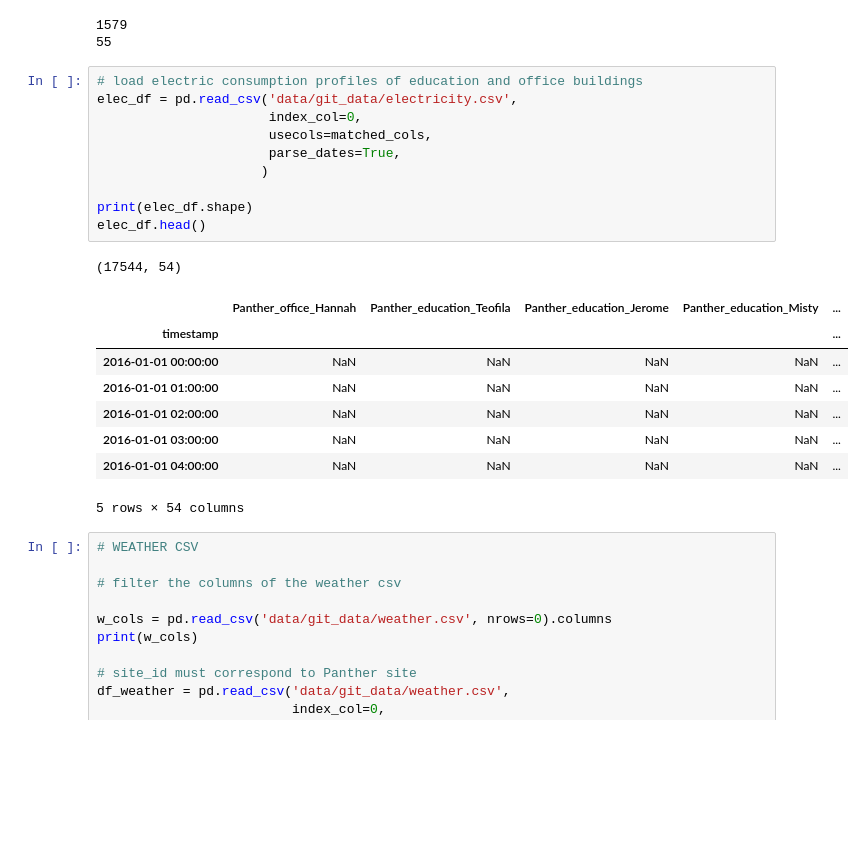
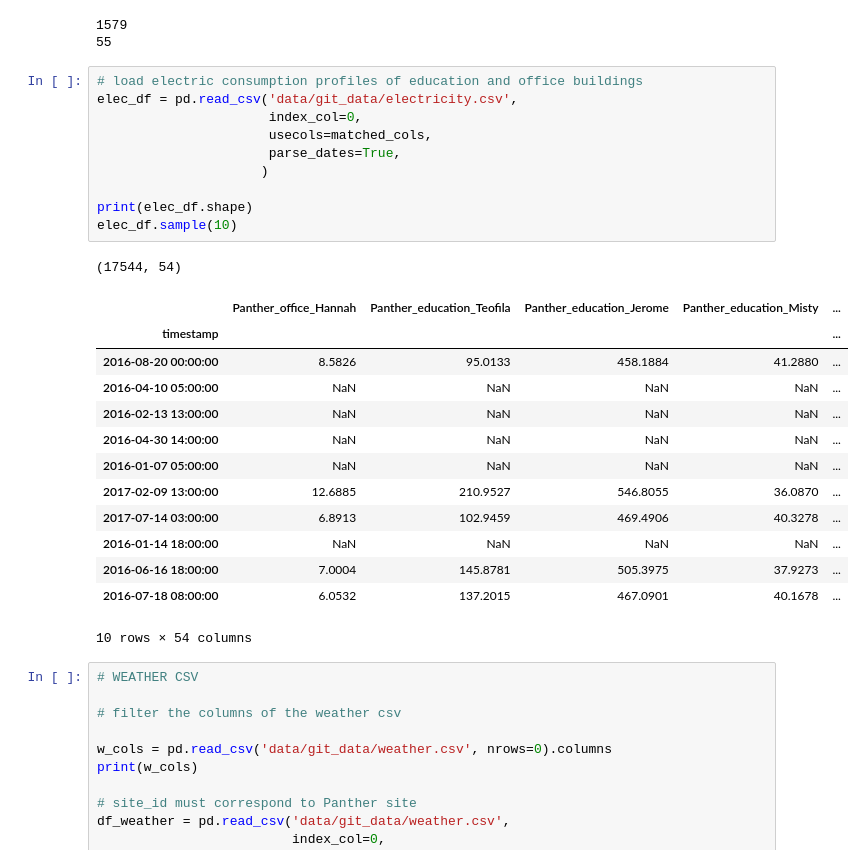
Before and after one commit to danieluyere/Data-Analysis-Practice, a Jupyter notebook: Building-Data-Genome-Project/1-data-analysis.ipynb, the cells around one changed output. Saved outputs shown, nothing was run; the diff lists cells and outputs as text; blank space fills up the shorter version.

```diff
--- a/Building-Data-Genome-Project/1-data-analysis.ipynb
+++ b/Building-Data-Genome-Project/1-data-analysis.ipynb
@@ -68,23 +63,28 @@ print(len(matched_cols))
 # %%
 # load electric consumption profiles of education and office buildings
 elec_df = pd.read_csv('data/git_data/electricity.csv',
                       index_col=0,
                       usecols=matched_cols,
                       parse_dates=True,
                      )
 
 print(elec_df.shape)
-elec_df.head()
+elec_df.sample(10)
 # %% [output]
 (17544, 54)
 |  | Panther_office_Hannah | Panther_education_Teofila | Panther_education_Jerome | Panther_education_Misty | ... |
 | timestamp |  |  |  |  | ... |
-| 2016-01-01 00:00:00 | NaN | NaN | NaN | NaN | ... |
-| 2016-01-01 01:00:00 | NaN | NaN | NaN | NaN | ... |
-| 2016-01-01 02:00:00 | NaN | NaN | NaN | NaN | ... |
-| 2016-01-01 03:00:00 | NaN | NaN | NaN | NaN | ... |
-| 2016-01-01 04:00:00 | NaN | NaN | NaN | NaN | ... |
+| 2016-08-20 00:00:00 | 8.5826 | 95.0133 | 458.1884 | 41.2880 | ... |
+| 2016-04-10 05:00:00 | NaN | NaN | NaN | NaN | ... |
+| 2016-02-13 13:00:00 | NaN | NaN | NaN | NaN | ... |
+| 2016-04-30 14:00:00 | NaN | NaN | NaN | NaN | ... |
+| 2016-01-07 05:00:00 | NaN | NaN | NaN | NaN | ... |
+| 2017-02-09 13:00:00 | 12.6885 | 210.9527 | 546.8055 | 36.0870 | ... |
+| 2017-07-14 03:00:00 | 6.8913 | 102.9459 | 469.4906 | 40.3278 | ... |
+| 2016-01-14 18:00:00 | NaN | NaN | NaN | NaN | ... |
+| 2016-06-16 18:00:00 | 7.0004 | 145.8781 | 505.3975 | 37.9273 | ... |
+| 2016-07-18 08:00:00 | 6.0532 | 137.2015 | 467.0901 | 40.1678 | ... |
-5 rows × 54 columns
+10 rows × 54 columns
 # %%
 # WEATHER CSV
 
```
Also changed, not shown: parts of 5 cells of this notebook.
